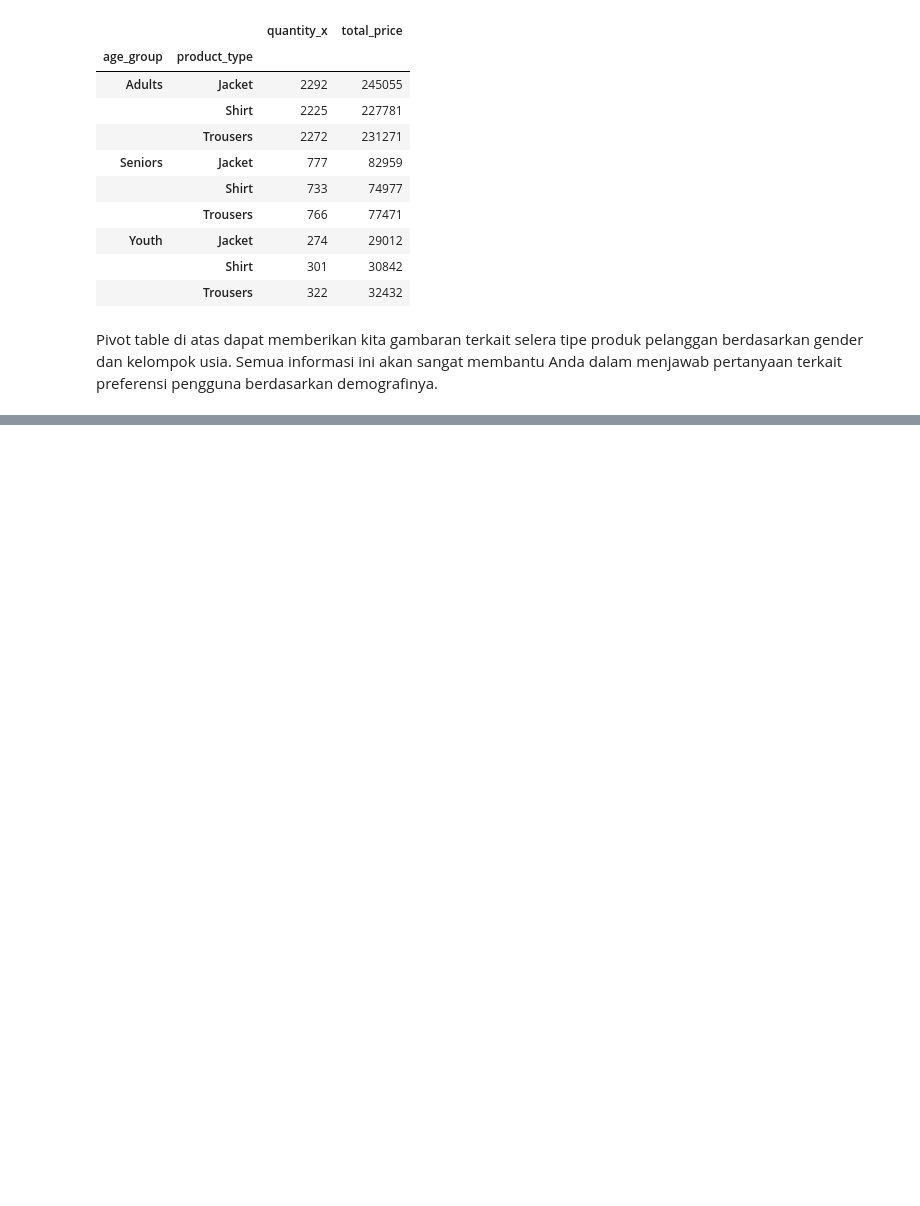
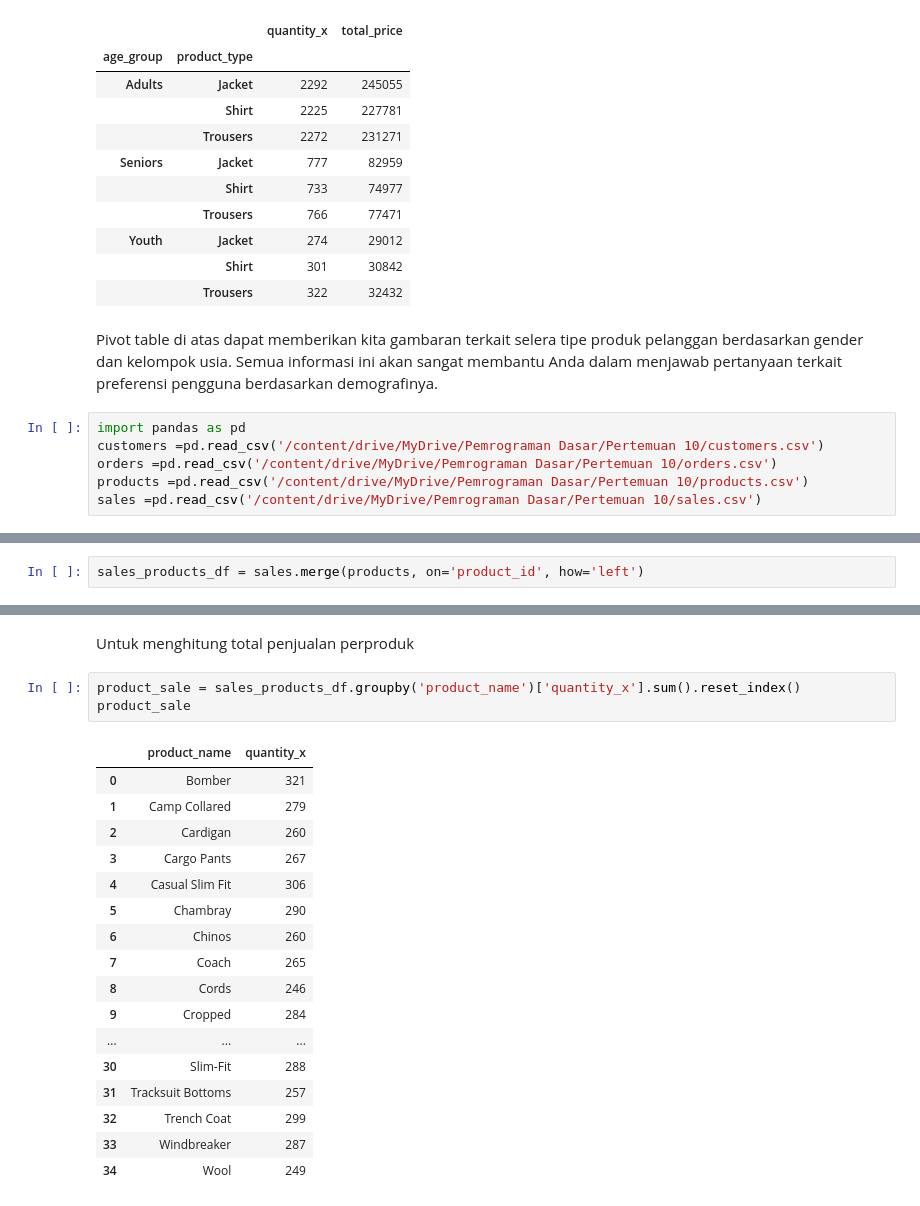
Before and after one commit to Putri-andini-rpe/Pemrograman-Dasar, a Jupyter notebook: Pertemuan_10_Data.ipynb, the cells around one changed output, grey strips where cells are left out. Saved outputs shown, nothing was run; the diff lists cells and outputs as text; blank space fills up the shorter version.

```diff
--- a/Pertemuan_10_Data.ipynb
+++ b/Pertemuan_10_Data.ipynb
@@ -918,3 +918,9 @@ all_df.groupby(by=["age_group", "product_type"]).agg({
 |  | Trousers | 322 | 32432 |
 # %% [markdown]
 Pivot table di atas dapat memberikan kita gambaran terkait selera tipe produk pelanggan berdasarkan gender dan kelompok usia. Semua informasi ini akan sangat membantu Anda dalam menjawab pertanyaan terkait preferensi pengguna berdasarkan demografinya.
+# %%
+import pandas as pd
+customers =pd.read_csv('/content/drive/MyDrive/Pemrograman Dasar/Pertemuan 10/customers.csv')
+orders =pd.read_csv('/content/drive/MyDrive/Pemrograman Dasar/Pertemuan 10/orders.csv')
+products =pd.read_csv('/content/drive/MyDrive/Pemrograman Dasar/Pertemuan 10/products.csv')
+sales =pd.read_csv('/content/drive/MyDrive/Pemrograman Dasar/Pertemuan 10/sales.csv')
@@ -920,0 +955,2 @@ Pivot table di atas dapat memberikan kita gambaran terkait selera tipe produk pe
+# %%
+sales_products_df = sales.merge(products, on='product_id', how='left')
@@ -920,0 +966,23 @@ Pivot table di atas dapat memberikan kita gambaran terkait selera tipe produk pe
+# %% [markdown]
+Untuk menghitung total penjualan perproduk
+# %%
+product_sale = sales_products_df.groupby('product_name')['quantity_x'].sum().reset_index()
+product_sale
+# %% [output]
+|  | product_name | quantity_x |
+| 0 | Bomber | 321 |
+| 1 | Camp Collared | 279 |
+| 2 | Cardigan | 260 |
+| 3 | Cargo Pants | 267 |
+| 4 | Casual Slim Fit | 306 |
+| 5 | Chambray | 290 |
+| 6 | Chinos | 260 |
+| 7 | Coach | 265 |
+| 8 | Cords | 246 |
+| 9 | Cropped | 284 |
+| ... | ... | ... |
+| 30 | Slim-Fit | 288 |
+| 31 | Tracksuit Bottoms | 257 |
+| 32 | Trench Coat | 299 |
+| 33 | Windbreaker | 287 |
+| 34 | Wool | 249 |
```
Also changed, not shown: parts of 65 cells of this notebook.
